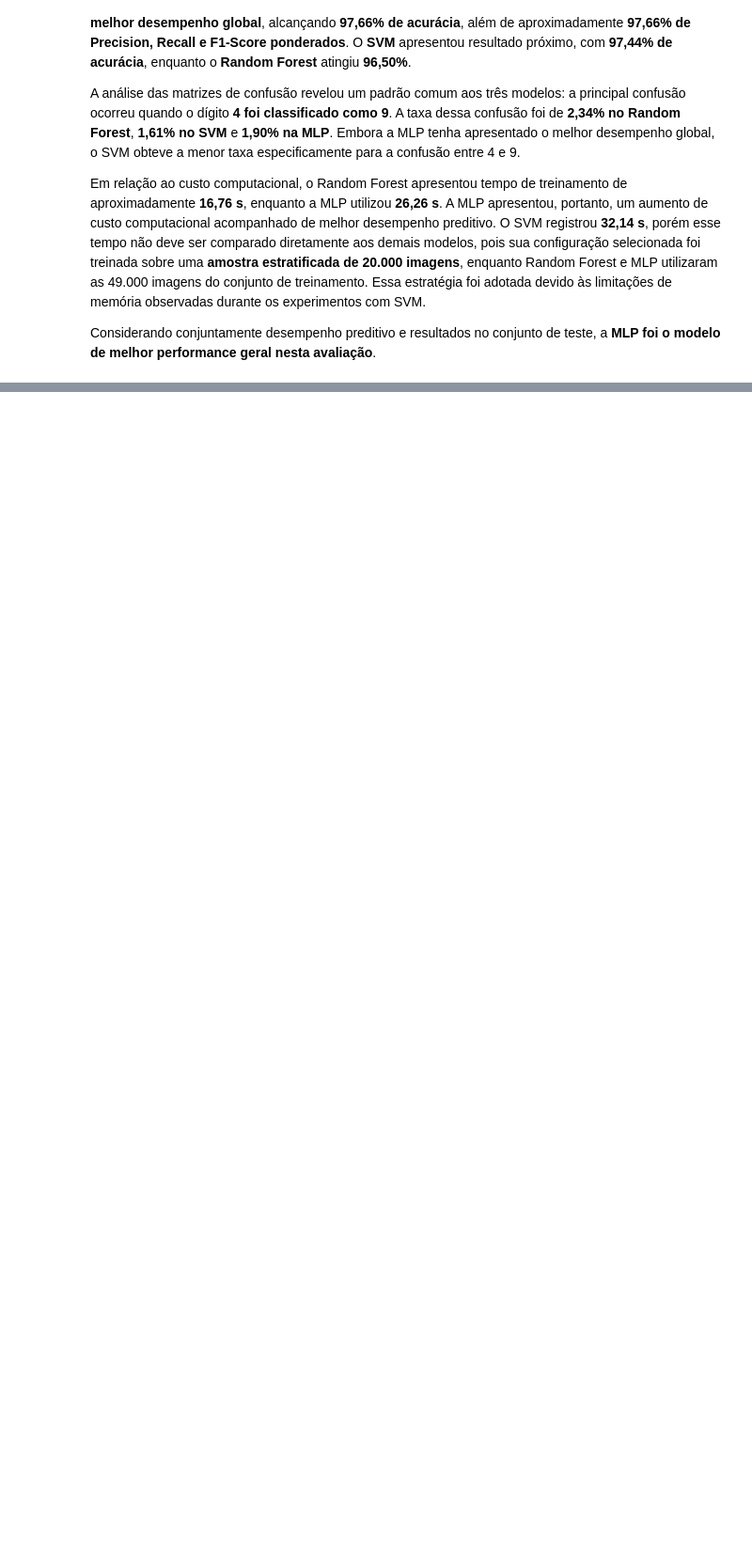
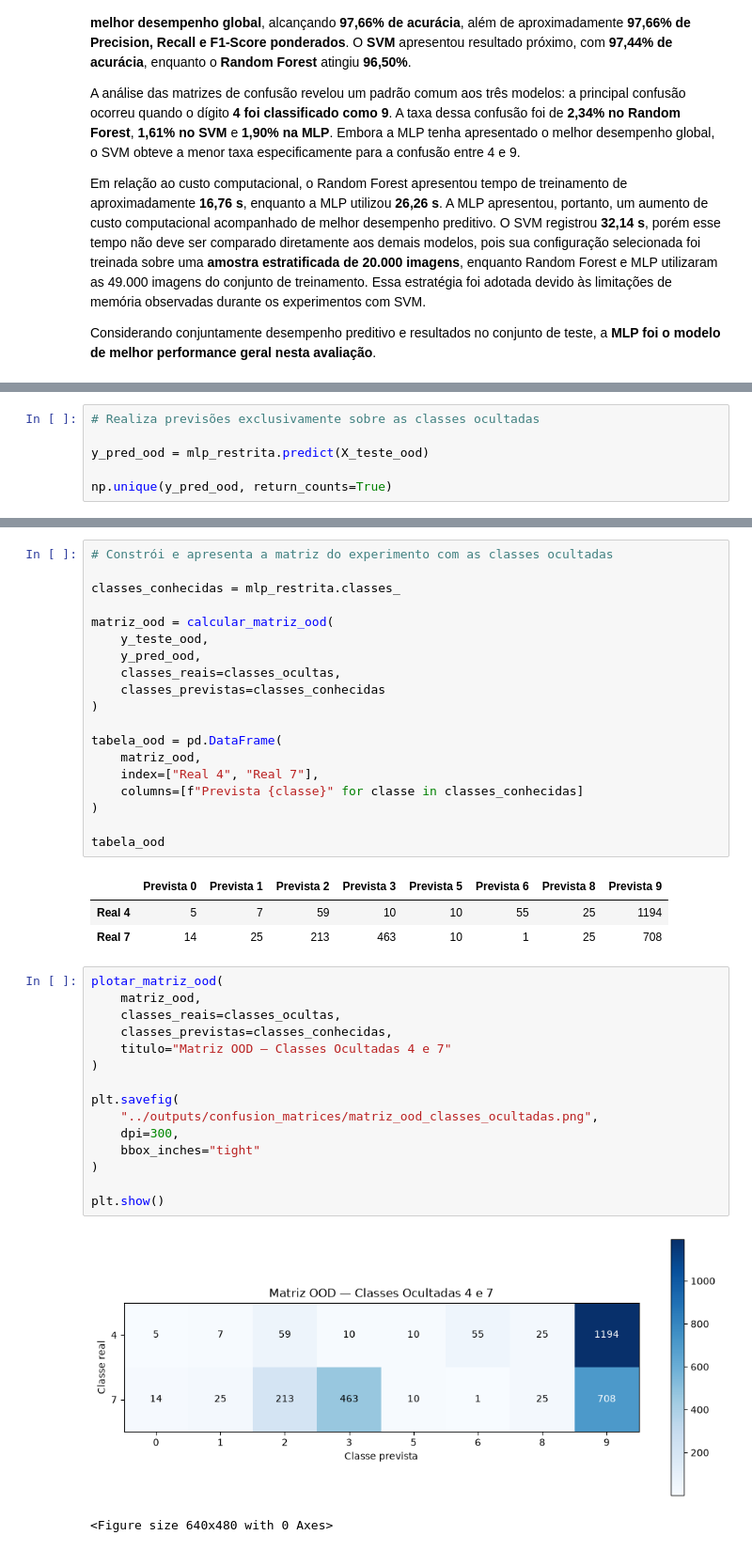
Before and after one commit to Cristina-Freitas/mnist-model-benchmark, a Jupyter notebook: notebooks/eda_mnist.ipynb, the cells around one changed output, grey strips where cells are left out. Shown at 94% size. Drawn from its saved outputs; the diff is of its cells as text; blank space fills up the shorter version.

```diff
--- a/notebooks/eda_mnist.ipynb
+++ b/notebooks/eda_mnist.ipynb
@@ -763,0 +950,6 @@ Considerando conjuntamente desempenho preditivo e resultados no conjunto de test
+# %%
+# Realiza previsões exclusivamente sobre as classes ocultadas
+
+y_pred_ood = mlp_restrita.predict(X_teste_ood)
+
+np.unique(y_pred_ood, return_counts=True)
@@ -763,0 +994,41 @@ Considerando conjuntamente desempenho preditivo e resultados no conjunto de test
+# %%
+# Constrói e apresenta a matriz do experimento com as classes ocultadas
+
+classes_conhecidas = mlp_restrita.classes_
+
+matriz_ood = calcular_matriz_ood(
+    y_teste_ood,
+    y_pred_ood,
+    classes_reais=classes_ocultas,
+    classes_previstas=classes_conhecidas
+)
+
+tabela_ood = pd.DataFrame(
+    matriz_ood,
+    index=["Real 4", "Real 7"],
+    columns=[f"Prevista {classe}" for classe in classes_conhecidas]
+)
+
+tabela_ood
+# %% [output]
+|  | Prevista 0 | Prevista 1 | Prevista 2 | Prevista 3 | Prevista 5 | Prevista 6 | Prevista 8 | Prevista 9 |
+| Real 4 | 5 | 7 | 59 | 10 | 10 | 55 | 25 | 1194 |
+| Real 7 | 14 | 25 | 213 | 463 | 10 | 1 | 25 | 708 |
+# %%
+plotar_matriz_ood(
+    matriz_ood,
+    classes_reais=classes_ocultas,
+    classes_previstas=classes_conhecidas,
+    titulo="Matriz OOD — Classes Ocultadas 4 e 7"
+)
+
+plt.savefig(
+    "../outputs/confusion_matrices/matriz_ood_classes_ocultadas.png",
+    dpi=300,
+    bbox_inches="tight"
+)
+
+plt.show()
+# %% [output]
+[figure, added]
+<Figure size 640x480 with 0 Axes>
```
Also changed, not shown: parts of 42 cells of this notebook, 29 other files.
